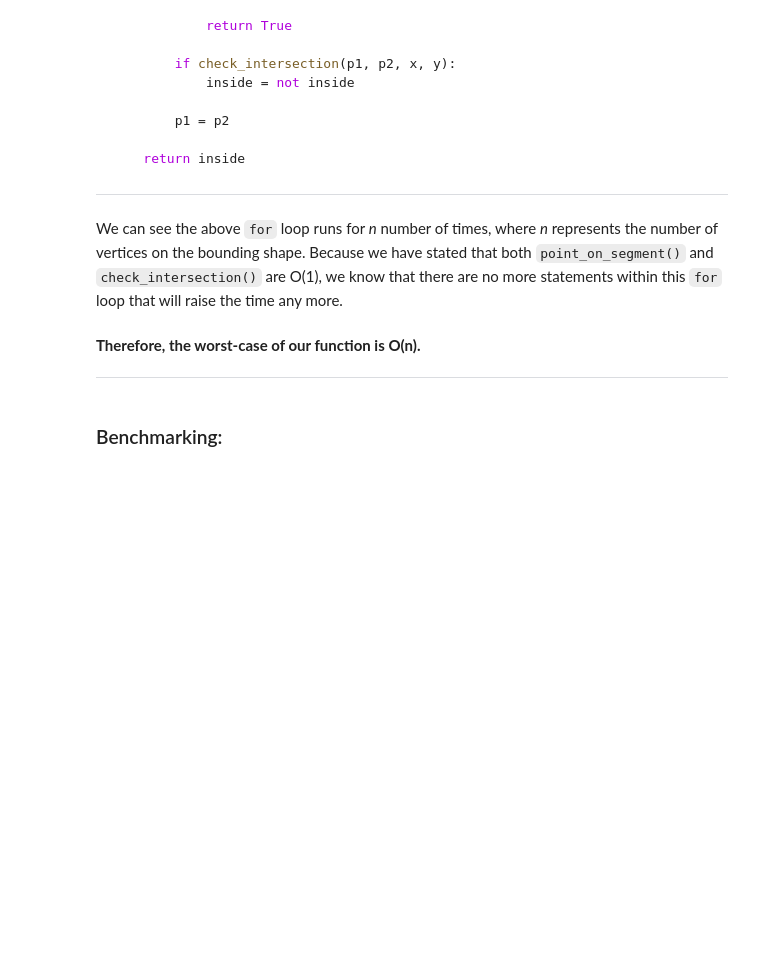
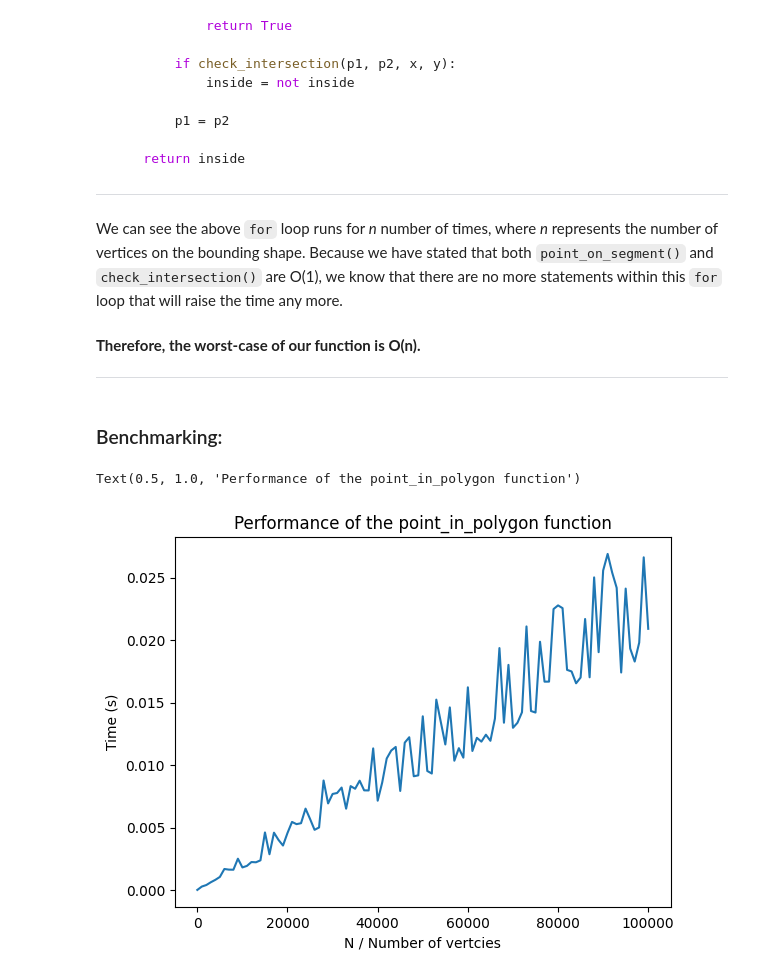
Before and after one commit to ViviVoid/point-inside-shape, a Jupyter notebook: point-inside-shape.ipynb, the cells around one changed output. Cells and saved outputs as stored; diff of their text form; code cells hidden in the pictures; blank space fills up the shorter version.

Commit message:
Benchmarking Complete

```diff
--- a/point-inside-shape.ipynb
+++ b/point-inside-shape.ipynb
@@ -300,0 +316,23 @@ We can see the above `for` loop runs for *n* number of times, where *n* represen
+# %%
+def benchmark(point: Point, points: List[Point]):
+    start = time.perf_counter()
+    point_in_polygon(point, points)
+    end = time.perf_counter()
+    return (end - start)
+# %%
+test_point = Point(100, 100)
+n = [5+1000*x for x in range(101)]
+times = []
+for i in tqdm(n):
+    random_x = random.randint(0, 200)
+    random_y = random.randint(0, 200)
+    points = [Point(random_x, random_y) for x in range(i)]
+    times.append(benchmark(test_point, points))
+# %%
+plt.plot(n, times)
+plt.xlabel("N / Number of vertcies")
+plt.ylabel("Time (s)")
+plt.title("Performance of the point_in_polygon function")
+# %% [output]
+Text(0.5, 1.0, 'Performance of the point_in_polygon function')
+[figure, added]
```
Also changed, not shown: parts of 8 cells of this notebook, 1 other file.
